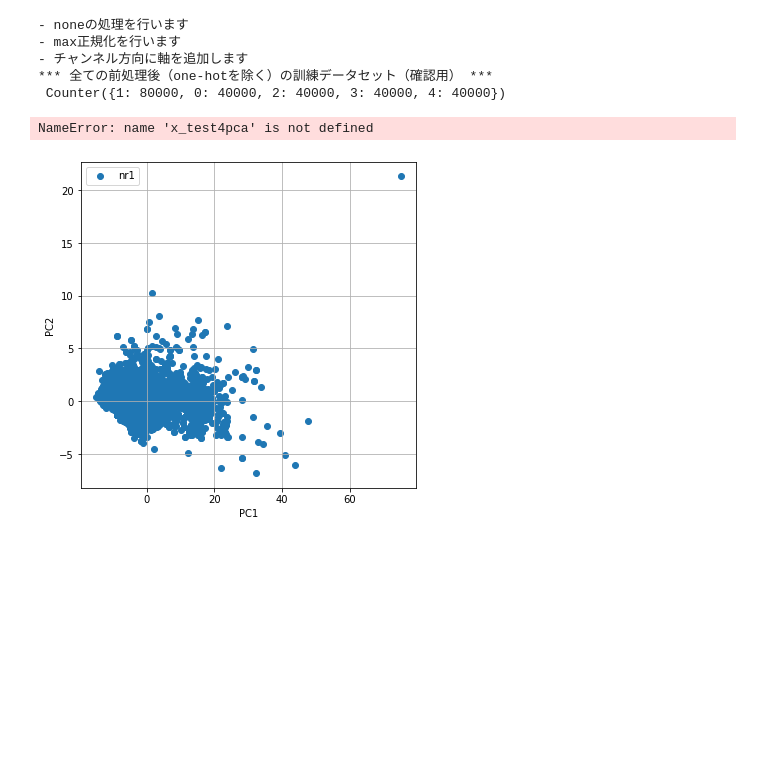
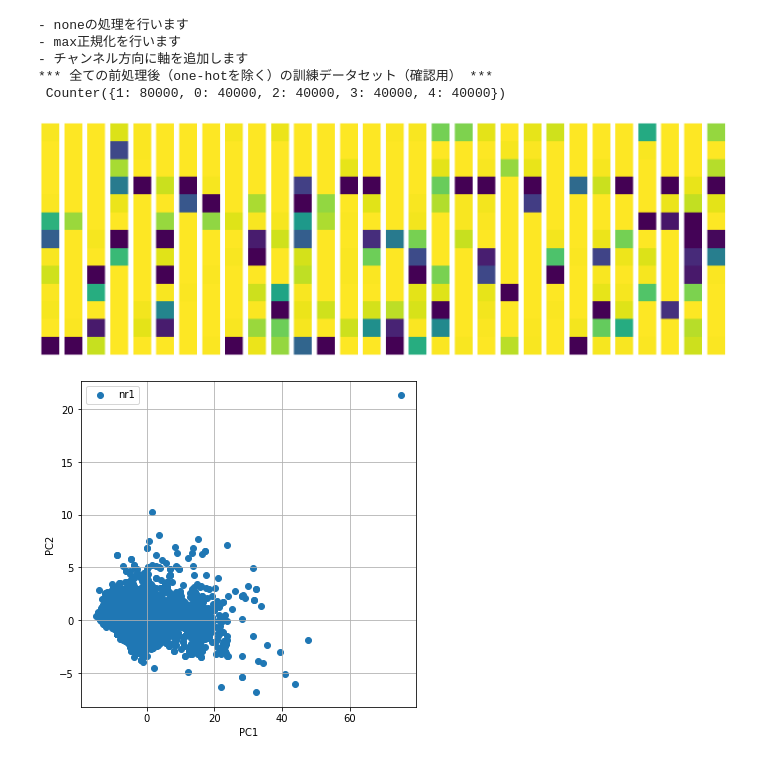
Before and after one commit to Taiki-jp/sleep_study, a Jupyter notebook: data_analysis.ipynb, the cells around one changed output. Saved outputs shown, nothing was run; the diff lists cells and outputs as text; code cells hidden in the pictures; blank space fills up the shorter version.

```diff
--- a/data_analysis.ipynb
+++ b/data_analysis.ipynb
@@ -143,10 +143,29 @@ x_train_rem = x_train[160000:200000]
 y_test_rem = y_test[160000:200000]
 x_train_wake = x_train[200000:]
 y_test_wake = y_test[200000:]
-# %%
-x_test4pca.shape
-# %% [output]
-NameError: name 'x_test4pca' is not defined
+# %%
+# モデルのアテンションを抽出
+model.layers[-7].output
+new_model = tf.keras.Model(inputs=model.input, outputs=model.layers[-7].output)
+# %%
+att_nr1 = new_model.predict(x_train_nr34)
+# %%
+# 可視化
+import matplotlib.pyplot as plt
+%matplotlib inline
+# fig = plt.figure()
+# ax = fig.add_subplot(111)
+fig, axes = plt.subplots(1, 30, figsize=(20, 20))
+axes = axes.flatten()
+for img, ax in zip(att_nr1, axes):
+    ax.imshow(img)
+    ax.axis("off")
+plt.tight_layout()
+# im = ax.imshow(att_nr1[4])
+# cbar = fig.colorbar(im)
+plt.savefig("attention.png")
+# %% [output]
+[figure, added]
 # %%
 # 主成分分析をやってみる
 import numpy as np
```
Also changed, not shown: 3 other files.
